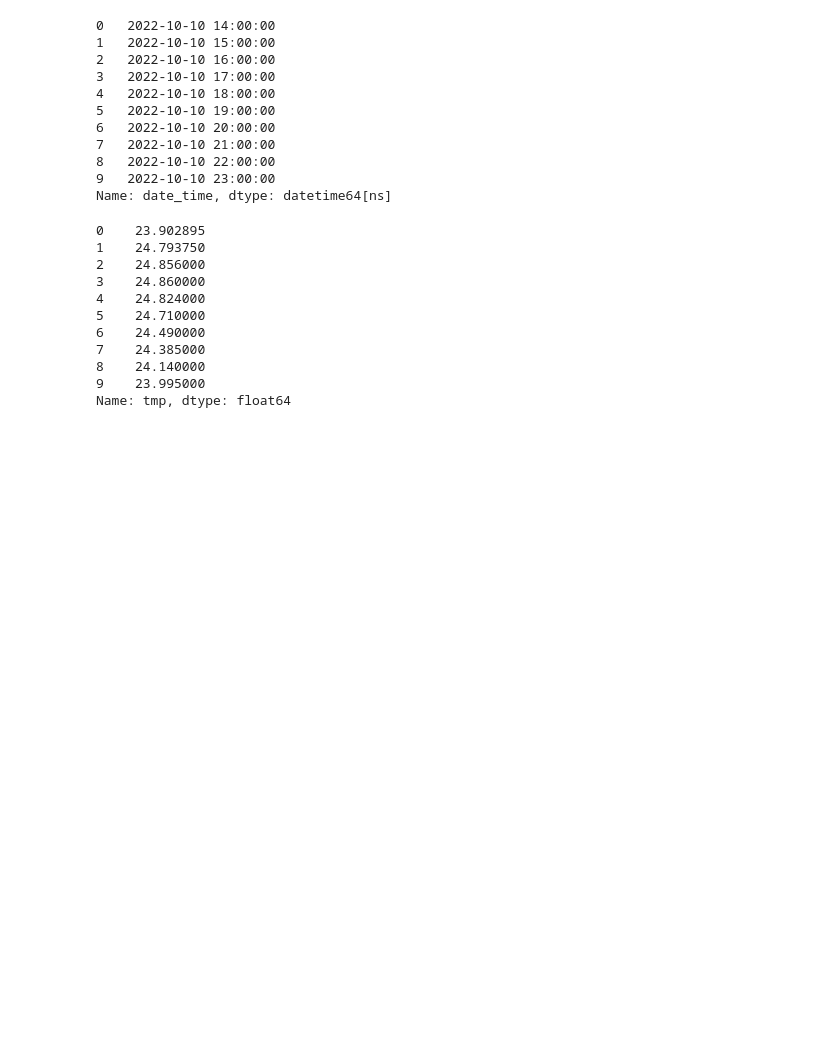
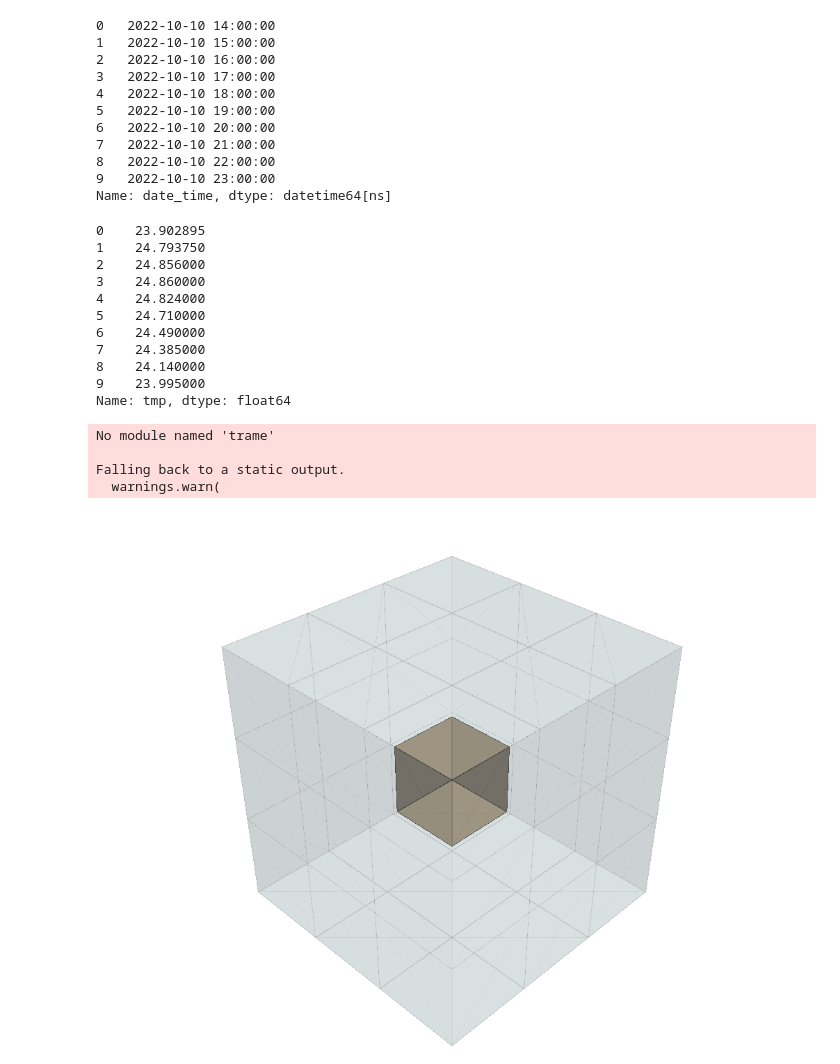
Before and after one commit to P-AEL/IoT, a Jupyter notebook: figures.ipynb, the cells around one changed output. Cells and saved outputs as stored; diff of their text form; code cells hidden in the pictures; blank space fills up the shorter version.

Commit message:
updated dashboard and tested pyvista

```diff
--- a/figures.ipynb
+++ b/figures.ipynb
@@ -153,3 +153,21 @@ fig_1.add_trace(
         mode= "lines+markers"
     )
 )
+# %%
+import pyvista as pv
+
+mesh = pv.Box(level= 2)
+
+clipped = pv.Box([0, 0.5, 0, 0.5, 0, 0.5])
+
+
+plotter = pv.Plotter()
+plotter.add_mesh(mesh, cmap="coolwarm", opacity= 0.15, show_edges= True)
+plotter.add_mesh(clipped, color="tan", opacity= 0.5, show_edges= True)
+plotter.show()
+# %% [output]
+No module named 'trame'
+
+Falling back to a static output.
+  warnings.warn(
+[figure, added]
```
Also changed, not shown: parts of 2 cells of this notebook, 2 other files.
